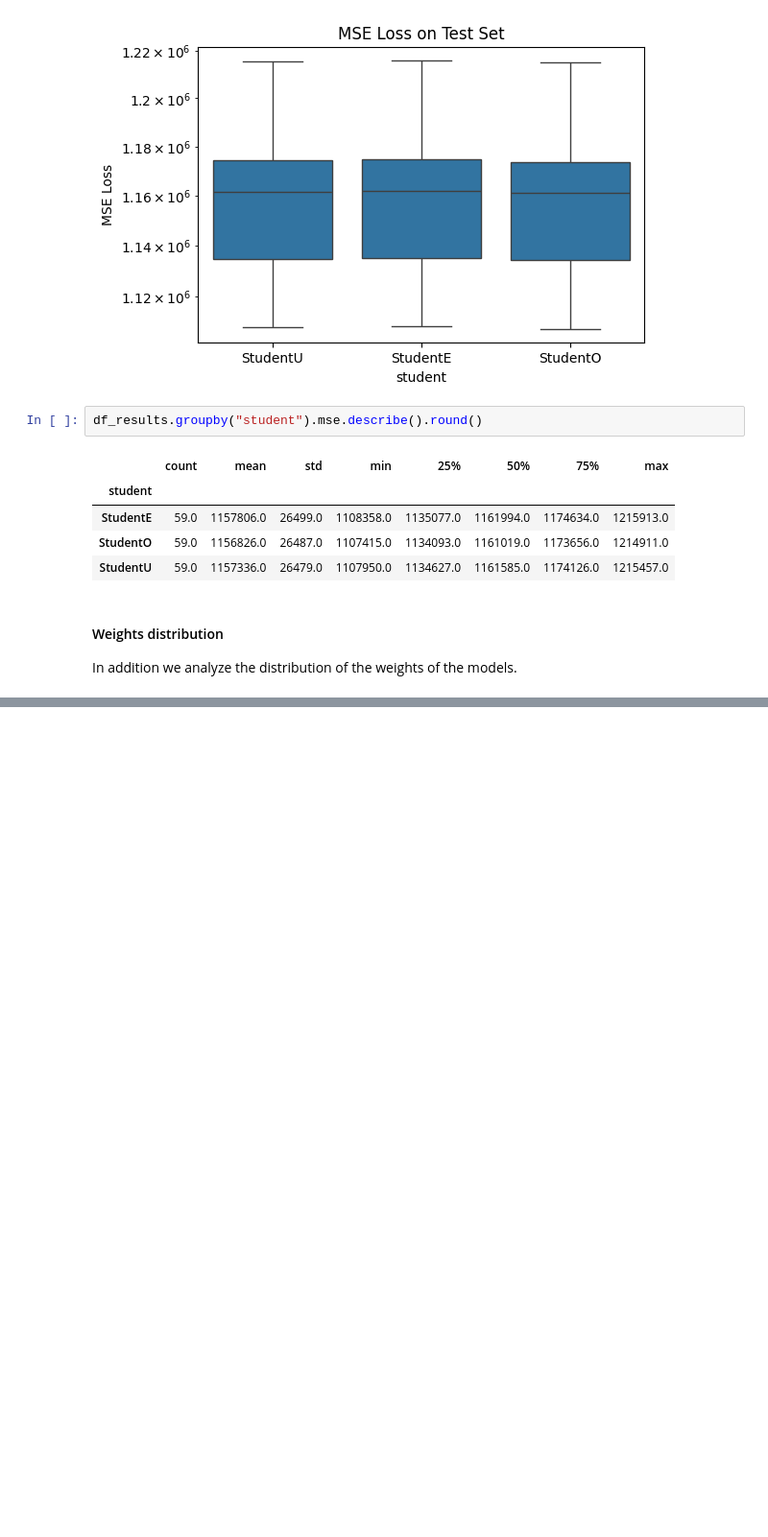
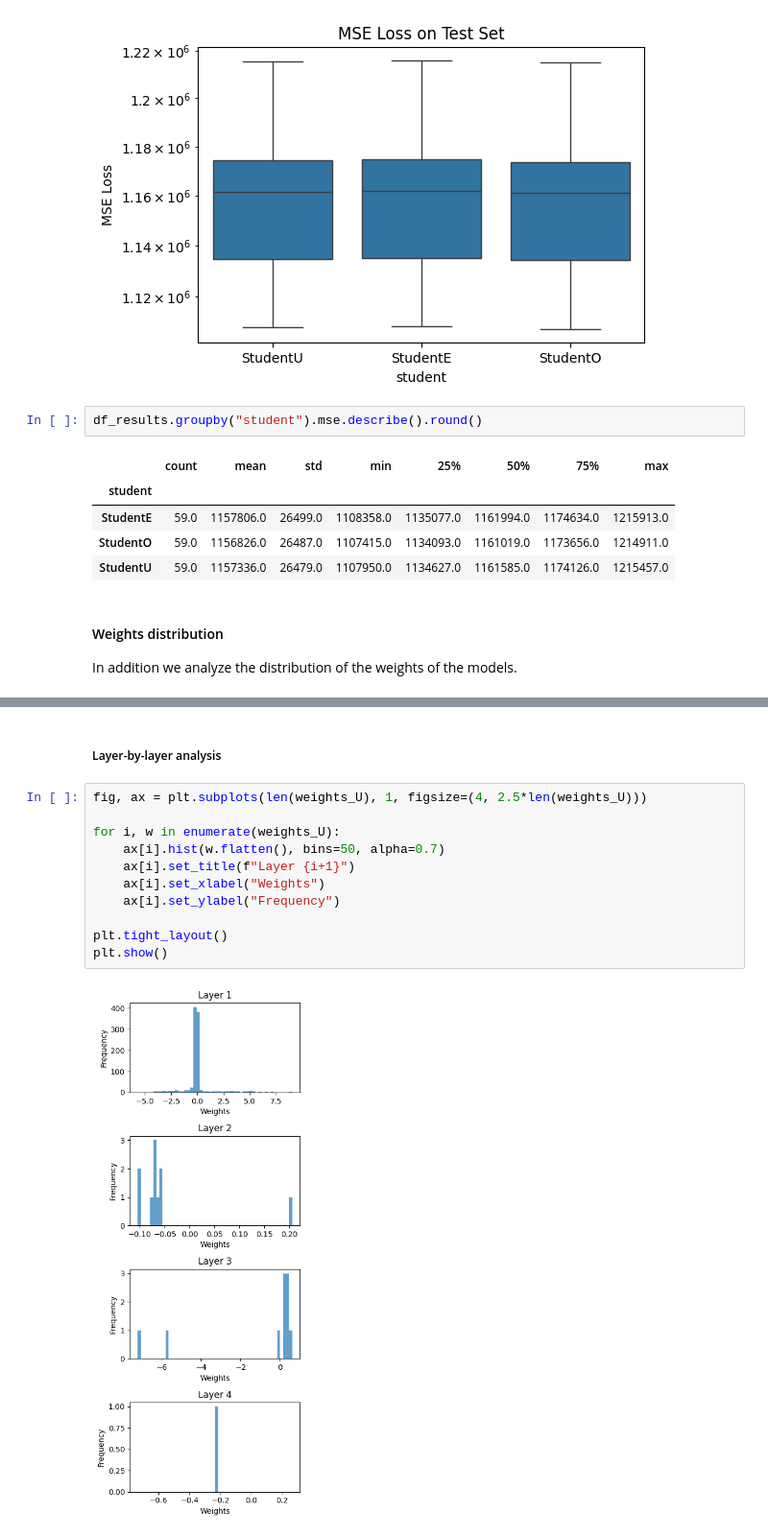
Before and after one commit to GabrielePintus/AdvancedDL-KernelMethods, a Jupyter notebook: Challenges/2/notebook.ipynb, the cells around one changed output, grey strips where cells are left out. Shown: that part at 96% size. Drawn from its saved outputs; the diff is of its cells as text; blank space fills up the shorter version.

```diff
--- a/Challenges/2/notebook.ipynb
+++ b/Challenges/2/notebook.ipynb
@@ -272,0 +281,15 @@ plt.show()
+# %% [markdown]
+##### Layer-by-layer analysis
+# %%
+fig, ax = plt.subplots(len(weights_U), 1, figsize=(4, 2.5*len(weights_U)))
+
+for i, w in enumerate(weights_U):
+    ax[i].hist(w.flatten(), bins=50, alpha=0.7)
+    ax[i].set_title(f"Layer {i+1}")
+    ax[i].set_xlabel("Weights")
+    ax[i].set_ylabel("Frequency")
+
+plt.tight_layout()
+plt.show()
+# %% [output]
+[figure, added]
```
Also changed, not shown: parts of 13 cells of this notebook.
